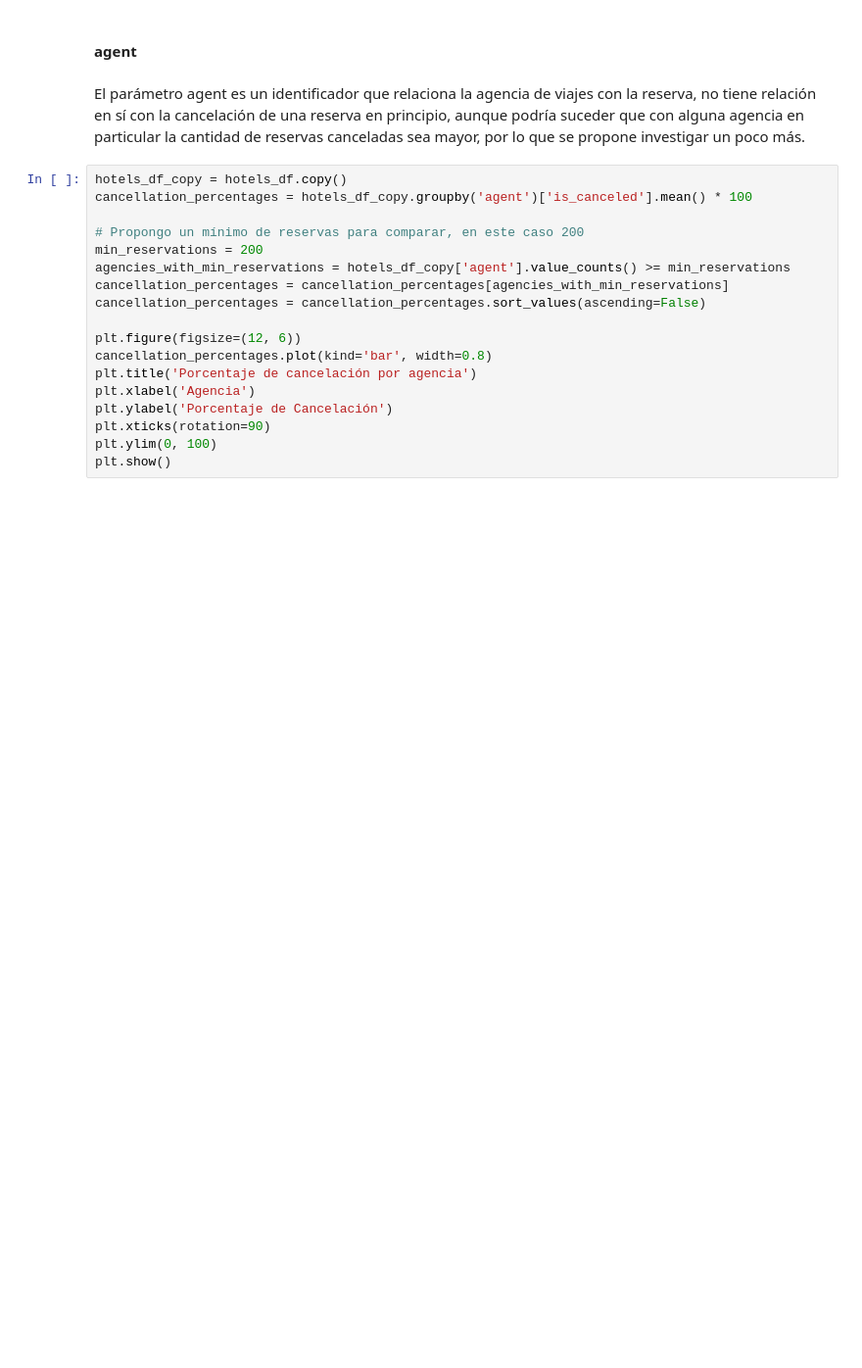
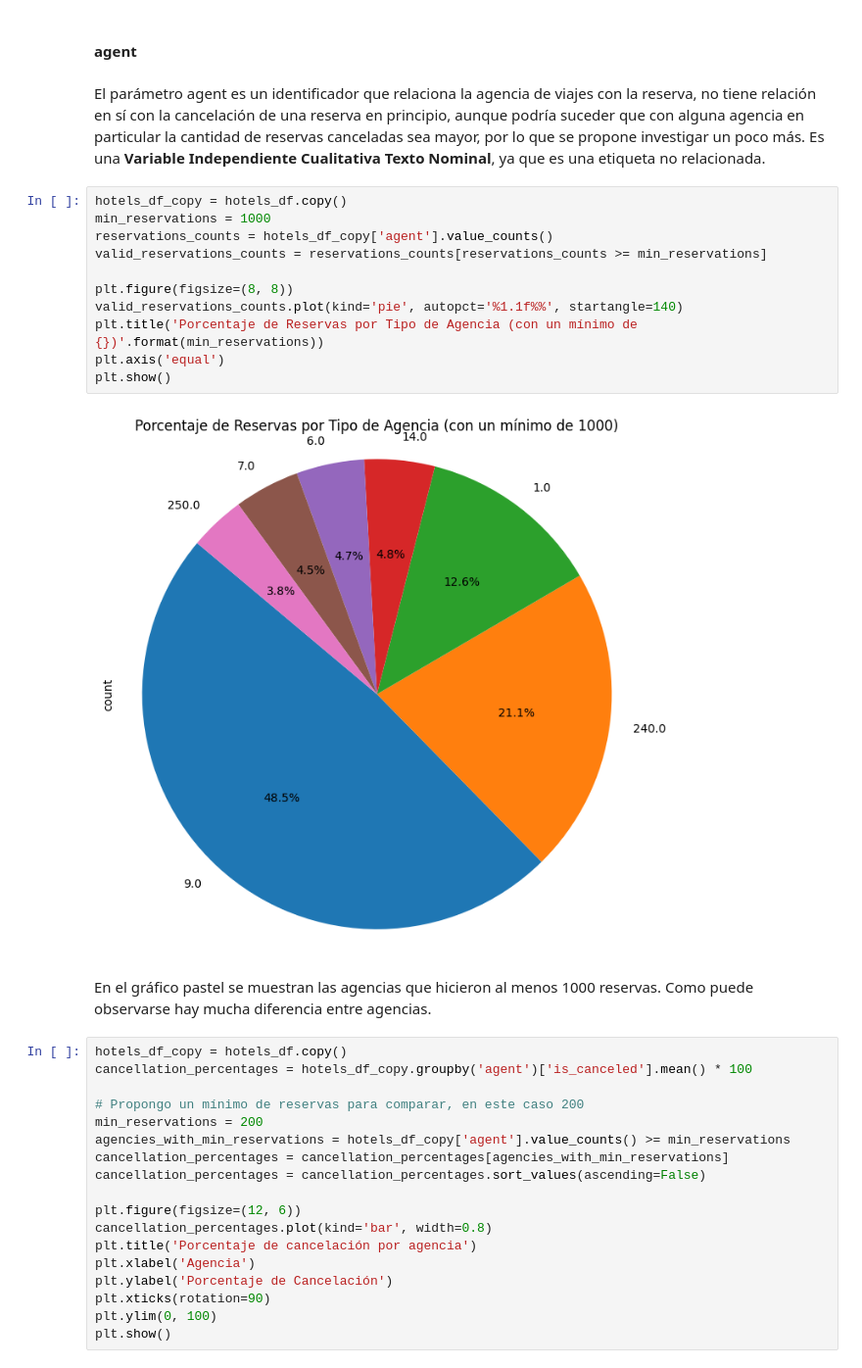
Before and after one commit to InspectorDave/OrgaDeDatos-TPs, a Jupyter notebook: 7506R_TP1_GRUPO11_CHP1_ENTREGA.ipynb, the cells around one changed output. Shown at 98% size. Drawn from its saved outputs; the diff is of its cells as text; blank space fills up the shorter version.

Commit message:
company + agent fix

```diff
--- a/7506R_TP1_GRUPO11_CHP1_ENTREGA.ipynb
+++ b/7506R_TP1_GRUPO11_CHP1_ENTREGA.ipynb
@@ -1386,7 +1386,22 @@ Este parámetro no parece particularmente **relevante** para predecir si una res
 # %% [markdown]
 #### agent
 # %% [markdown]
-El parámetro agent es un identificador que relaciona la agencia de viajes con la reserva, no tiene relación en sí con la cancelación de una reserva en principio, aunque podría suceder que con alguna agencia en particular la cantidad de reservas canceladas sea mayor, por lo que se propone investigar un poco más.
+El parámetro agent es un identificador que relaciona la agencia de viajes con la reserva, no tiene relación en sí con la cancelación de una reserva en principio, aunque podría suceder que con alguna agencia en particular la cantidad de reservas canceladas sea mayor, por lo que se propone investigar un poco más. Es una **Variable Independiente Cualitativa Texto Nominal**, ya que es una etiqueta no relacionada.
+# %%
+hotels_df_copy = hotels_df.copy()
+min_reservations = 1000
+reservations_counts = hotels_df_copy['agent'].value_counts()
+valid_reservations_counts = reservations_counts[reservations_counts >= min_reservations]
+
+plt.figure(figsize=(8, 8))
+valid_reservations_counts.plot(kind='pie', autopct='%1.1f%%', startangle=140)
+plt.title('Porcentaje de Reservas por Tipo de Agencia (con un mínimo de {})'.format(min_reservations))
+plt.axis('equal')
+plt.show()
+# %% [output]
+[figure, added]
+# %% [markdown]
+En el gráfico pastel se muestran las agencias que hicieron al menos 1000 reservas. Como puede observarse hay mucha diferencia entre agencias.
 # %%
 hotels_df_copy = hotels_df.copy()
 cancellation_percentages = hotels_df_copy.groupby('agent')['is_canceled'].mean() * 100
```
Also changed, not shown: parts of 9 cells of this notebook.
